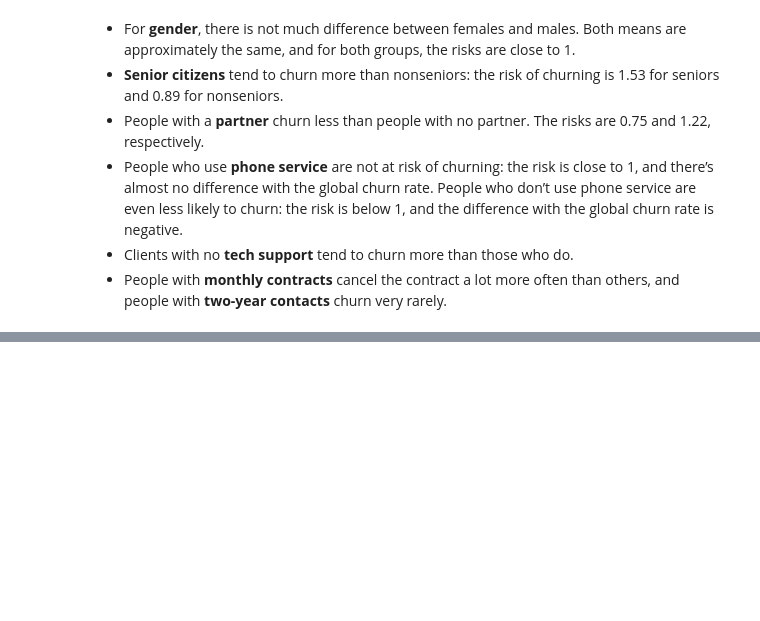
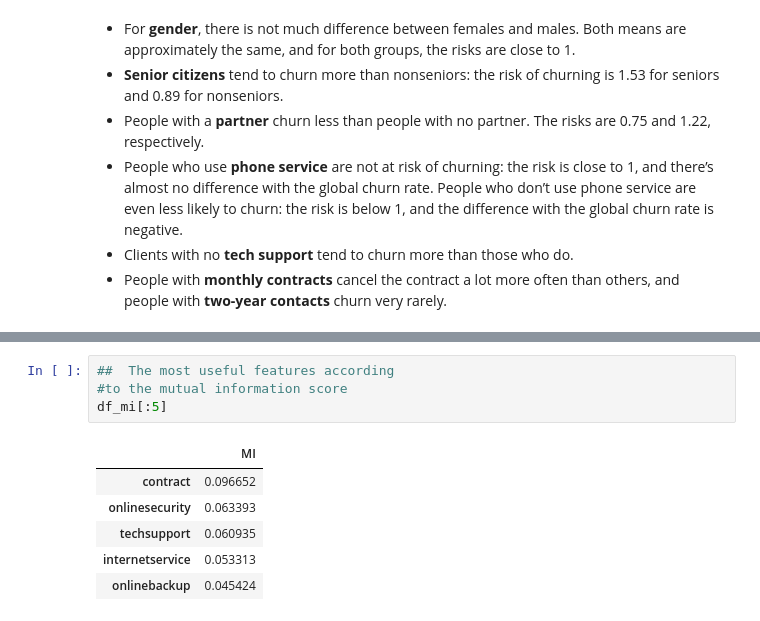
Before and after one commit to JRamos84/ML-Bookcamp-projects, a Jupyter notebook: chapter_03_churn/notebooks/1_EDA_churn.ipynb, the cells around one changed output, grey strips where cells are left out. Cells and saved outputs as stored; diff of their text form; blank space fills up the shorter version.

```diff
--- a/chapter_03_churn/notebooks/1_EDA_churn.ipynb
+++ b/chapter_03_churn/notebooks/1_EDA_churn.ipynb
@@ -306,0 +340,11 @@ for col in categorical:
+# %%
+##  The most useful features according
+#to the mutual information score
+df_mi[:5]
+# %% [output]
+|  | MI |
+| contract | 0.096652 |
+| onlinesecurity | 0.063393 |
+| techsupport | 0.060935 |
+| internetservice | 0.053313 |
+| onlinebackup | 0.045424 |
```
Also changed, not shown: parts of 16 cells of this notebook.
